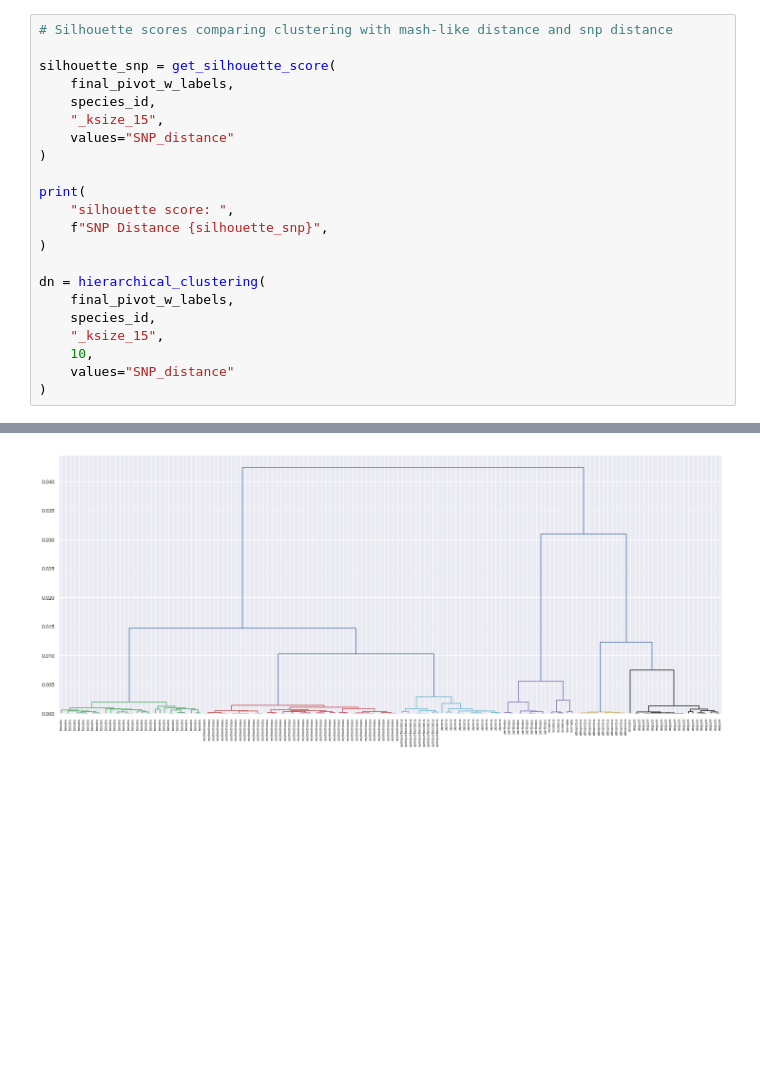
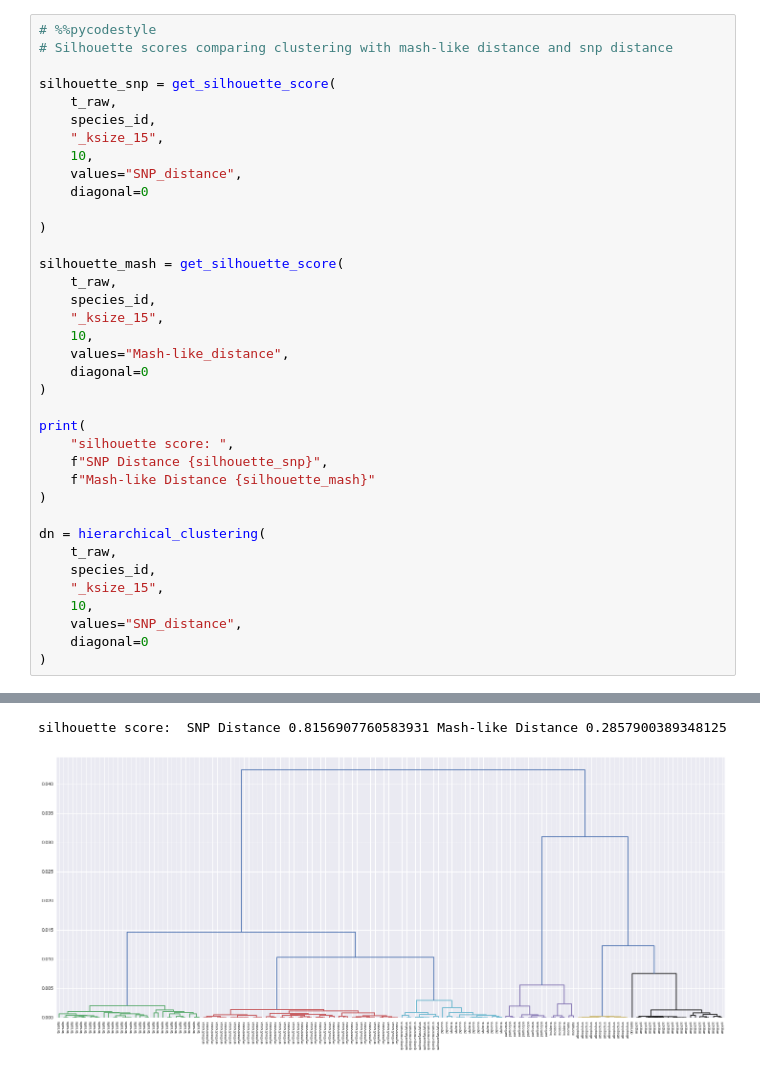
Before and after one commit to czbiohub-sf/california-mosquito-study, a Jupyter notebook: species_correction/visualization.ipynb, the cells around one changed output, grey strips where cells are left out. Cells and saved outputs as stored; diff of their text form; blank space fills up the shorter version.

```diff
--- a/species_correction/visualization.ipynb
+++ b/species_correction/visualization.ipynb
@@ -487,23 +594,38 @@ final_pivot_w_labels.query(
 # %%
+# %%pycodestyle
 # Silhouette scores comparing clustering with mash-like distance and snp distance
 
 silhouette_snp = get_silhouette_score(
-    final_pivot_w_labels,
+    t_raw,
     species_id,
     "_ksize_15",
-    values="SNP_distance"
+    10,
+    values="SNP_distance",
+    diagonal=0
+
+)
+
+silhouette_mash = get_silhouette_score(
+    t_raw,
+    species_id,
+    "_ksize_15",
+    10,
+    values="Mash-like_distance",
+    diagonal=0
 )
 
 print(
     "silhouette score: ",
     f"SNP Distance {silhouette_snp}",
+    f"Mash-like Distance {silhouette_mash}"
 )
 
 dn = hierarchical_clustering(
-    final_pivot_w_labels,
+    t_raw,
     species_id,
     "_ksize_15",
     10,
-    values="SNP_distance"
+    values="SNP_distance",
+    diagonal=0
 )
 # %% [output]
@@ -511 +646,2 @@ silhouette score:  SNP Distance 0.8156907760583931
+silhouette score:  SNP Distance 0.8156907760583931 Mash-like Distance 0.2857900389348125
-[figure, old version]
+[figure, new version]
```
Also changed, not shown: parts of 12 cells of this notebook.
